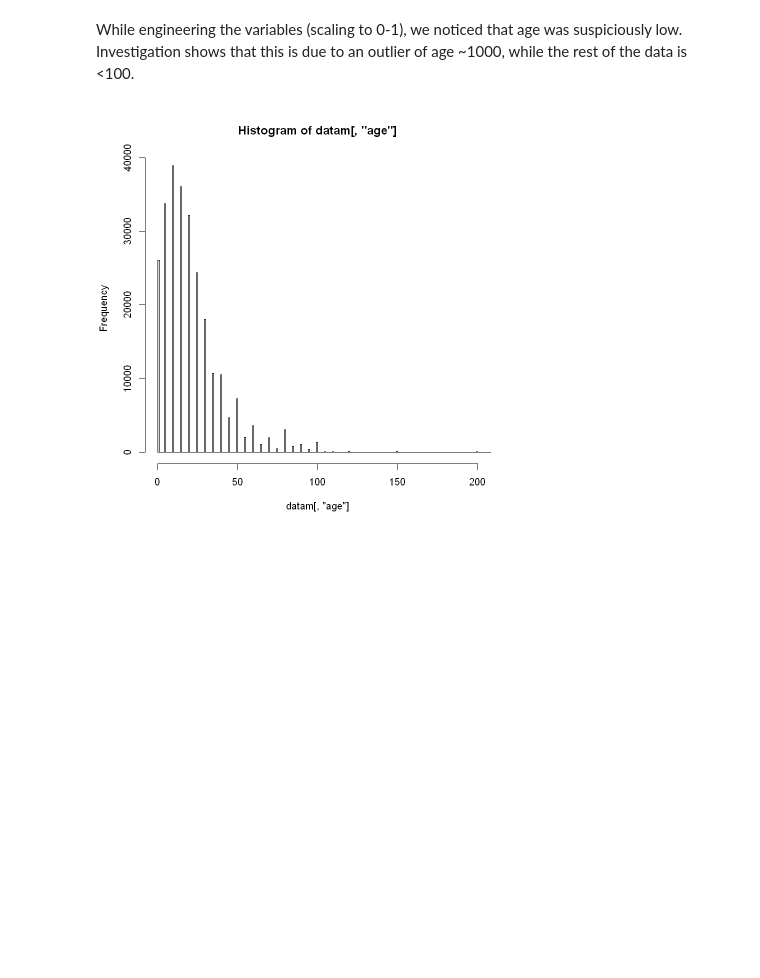
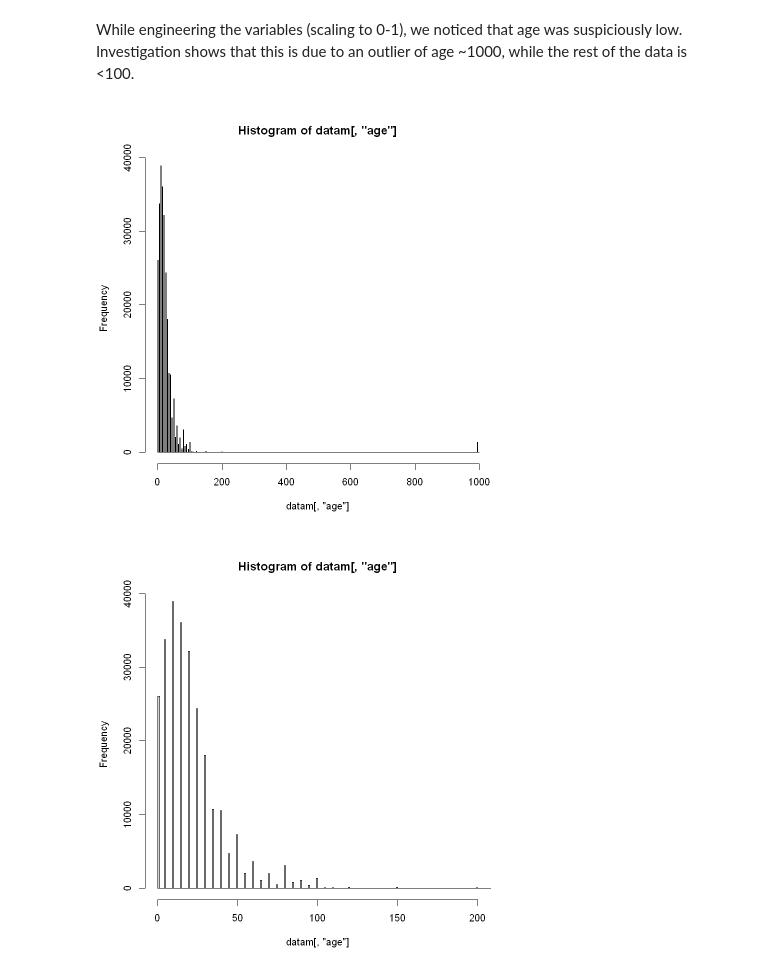
Before and after one commit to bikostet/richter-s-predictor-group-42, a Jupyter notebook: brouillon_bilal.ipynb, the cells around one changed output. Cells and saved outputs as stored; diff of their text form; code cells hidden in the pictures; blank space fills up the shorter version.

```diff
--- a/brouillon_bilal.ipynb
+++ b/brouillon_bilal.ipynb
@@ -294,6 +294,10 @@ A skim_df: 40 × 3
 | numeric | damage_grade | 0 |
 # %% [markdown]
 While engineering the variables (scaling to 0-1), we noticed that age was suspiciously low. Investigation shows that this is due to an outlier of age ~1000, while the rest of the data is <100.
+# %%
+hist(datam[,'age'],breaks=seq(0,1000),xlim=c(0,996))
+# %% [output]
+[figure, added]
 # %%
 hist(datam[,'age'],breaks=seq(0,1000),xlim=c(0,200))
 # %% [output]
```
Also changed, not shown: parts of 9 cells of this notebook, 2 other files.
